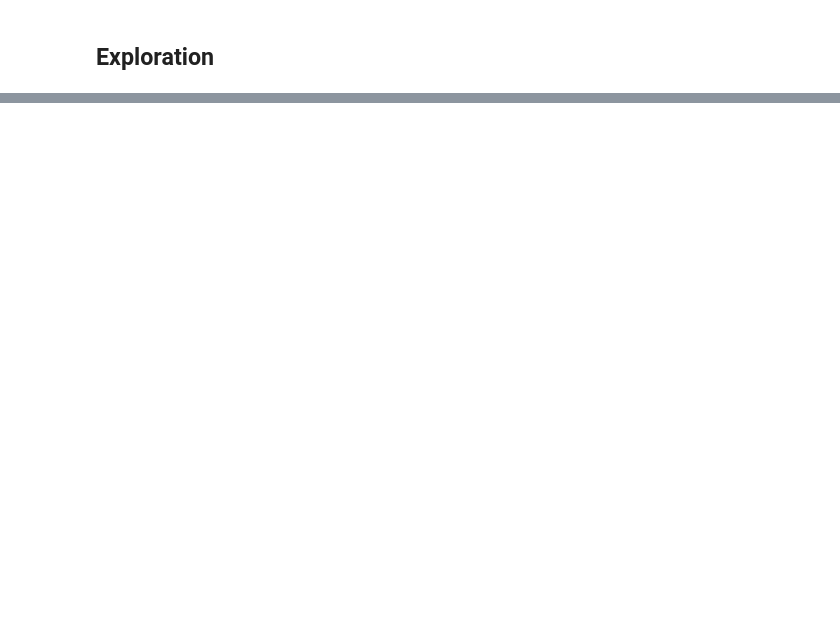
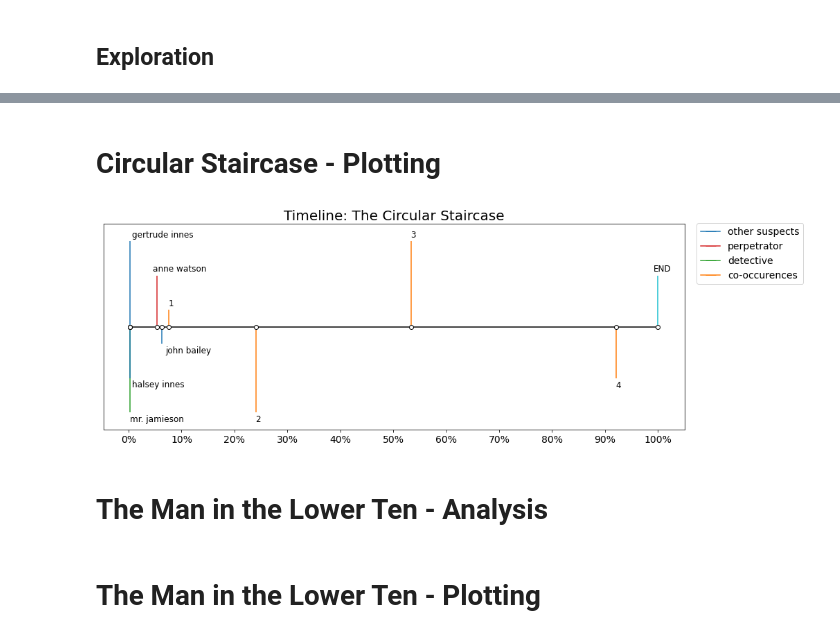
Before and after one commit to NLPaladins/rinehartAnalysis, a Jupyter notebook: main.ipynb, the cells around one changed output, grey strips where cells are left out. Saved outputs shown, nothing was run; the diff lists cells and outputs as text; code cells hidden in the pictures; blank space fills up the shorter version.

Commit message:
update book

```diff
--- a/main.ipynb
+++ b/main.ipynb
@@ -446,0 +493,19 @@ for lineIdx in range(len(loins)):
+# %%
+suspects, perp, dets, co_ocs, crime = get_analysis_formats(metadata)
+# %%
+suspects = get_earliest_chapter_sentence_from_name_lists(book, suspects, 3, first=True)
+perp = get_earliest_chapter_sentence_from_name_lists(book, perp, 3, first=True)
+dets = get_earliest_chapter_sentence_from_name_lists(book, dets, 3, first=True)
+co_ocs = get_co_occurence(book, dets_perp, n_sents=2)
+# %%
+crime = ''
+# %% [markdown]
+# Circular Staircase - Plotting
+# %%
+locs, labels, colors = create_locs_labels(book, suspects, perp, dets, co_ocs, crime)
+# %%
+make_timeline(book, locs, labels, colors)
+# %% [output]
+[figure, added]
+# %% [markdown]
+# The Man in the Lower Ten - Analysis
@@ -446,0 +524,2 @@ for lineIdx in range(len(loins)):
+# %% [markdown]
+# The Man in the Lower Ten - Plotting
```
Also changed, not shown: parts of 53 cells of this notebook, 1 other file.
